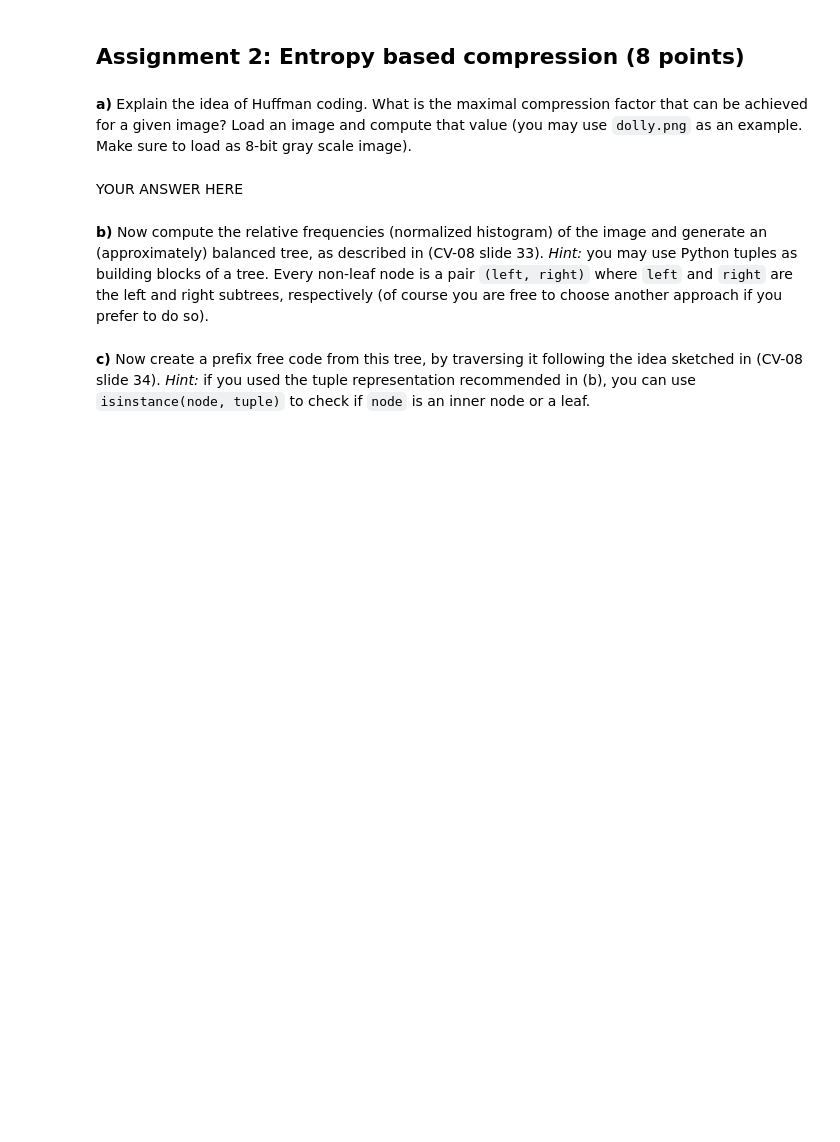
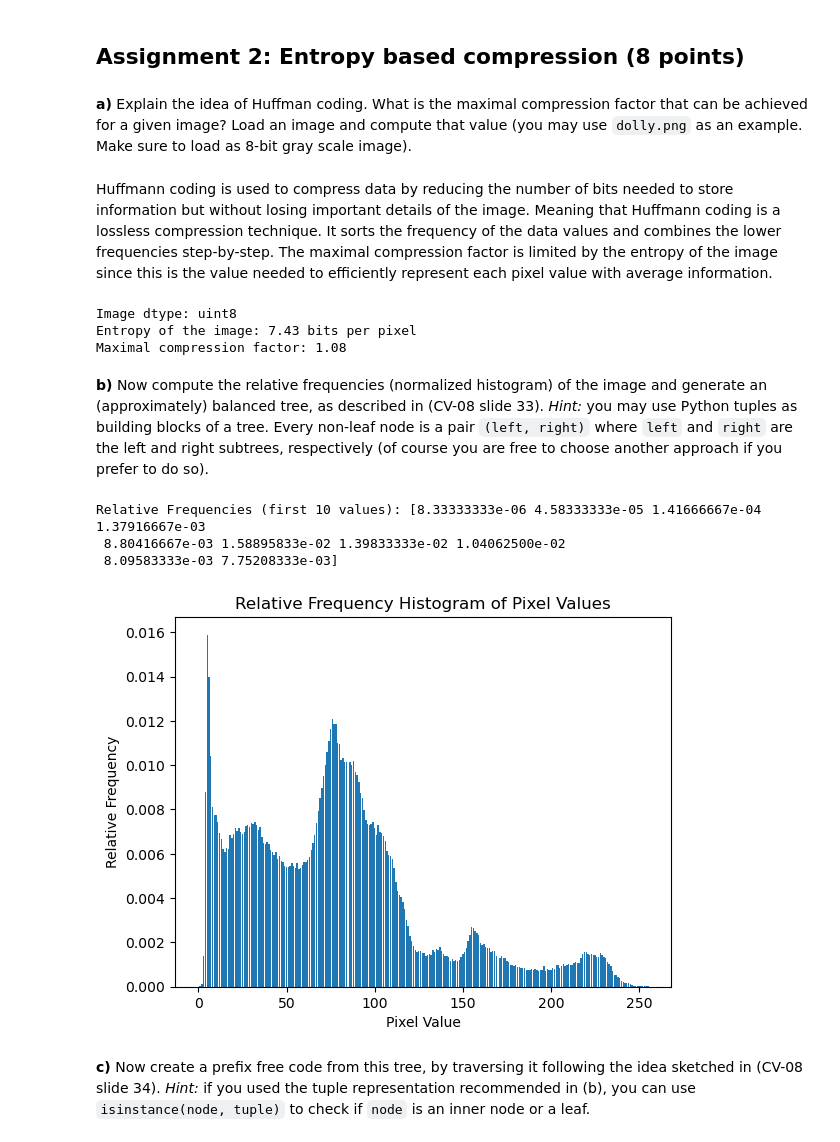
Before and after one commit to Moorboor/ComputerVision, a Jupyter notebook: Homeworks/7/sheet07.ipynb, the cells around one changed output. Saved outputs shown, nothing was run; the diff lists cells and outputs as text; code cells hidden in the pictures; blank space fills up the shorter version.

```diff
--- a/Homeworks/7/sheet07.ipynb
+++ b/Homeworks/7/sheet07.ipynb
@@ -25,21 +25,58 @@ YOUR ANSWER HERE
 # %% [markdown]
 **a)** Explain the idea of Huffman coding. What is the maximal compression factor that can be achieved for a given image? Load an image and compute that value (you may use `dolly.png` as an example. Make sure to load as 8-bit gray scale image).
 # %% [markdown]
-YOUR ANSWER HERE
+Huffmann coding is used to compress data by reducing the number of bits needed to store information but without losing important details of the image. Meaning that Huffmann coding is a lossless compression technique. It sorts the frequency of the data values and combines the lower frequencies step-by-step.
+The maximal compression factor is limited by the entropy of the image since this is the value needed to efficiently represent each pixel value with average information.
 # %%
 import numpy as np
 import imageio.v3 as imageio
 import matplotlib.pyplot as plt
 
-img = imageio.imread('images/dolly.png', pilmode='L')
+img = imageio.imread('images/images/dolly.png', pilmode='L')
 
-# YOUR CODE HERE
-raise NotImplementedError()
+# Verify image data type
+print(f"Image dtype: {img.dtype}")  # Should show 'uint8'
+
+# Flatten the image array to get all pixel values
+pixel_values = img.flatten()
+
+# Compute histogram to count pixel occurrences (256 bins for 8-bit grayscale)
+histogram, _ = np.histogram(pixel_values, bins=256, range=(0, 256))
+
+# Normalize to get probabilities
+total_pixels = pixel_values.size
+probabilities = histogram / total_pixels
+
+# Compute entropy (excluding zero probabilities)
+entropy = -np.sum(probabilities[probabilities > 0] * np.log2(probabilities[probabilities > 0]))
+
+# Calculate maximal compression factor
+compression_factor = 8 / entropy
+
+# Display results
+print(f"Entropy of the image: {entropy:.2f} bits per pixel")
+print(f"Maximal compression factor: {compression_factor:.2f}")
+# %% [output]
+Image dtype: uint8
+Entropy of the image: 7.43 bits per pixel
+Maximal compression factor: 1.08
 # %% [markdown]
 **b)** Now compute the relative frequencies (normalized histogram) of the image and generate an (approximately) balanced tree, as described in (CV-08 slide 33). *Hint:* you may use Python tuples as building blocks of a tree. Every non-leaf node is a pair `(left, right)` where `left` and `right` are the left and right subtrees, respectively (of course you are free to choose another approach if you prefer to do so).
 # %%
-# YOUR CODE HERE
-raise NotImplementedError()
+# Display the relative frequencies (first 10 values)
+print(f"Relative Frequencies (first 10 values): {probabilities[:10]}")
+
+# Plot the histogram of relative frequencies
+plt.bar(range(256), probabilities)
+plt.title("Relative Frequency Histogram of Pixel Values")
+plt.xlabel("Pixel Value")
+plt.ylabel("Relative Frequency")
+plt.show()
+# %% [output]
+Relative Frequencies (first 10 values): [8.33333333e-06 4.58333333e-05 1.41666667e-04 1.37916667e-03
+ 8.80416667e-03 1.58895833e-02 1.39833333e-02 1.04062500e-02
+ 8.09583333e-03 7.75208333e-03]
+[figure, added]
 # %%
 # YOUR CODE HERE
 raise NotImplementedError()
```
